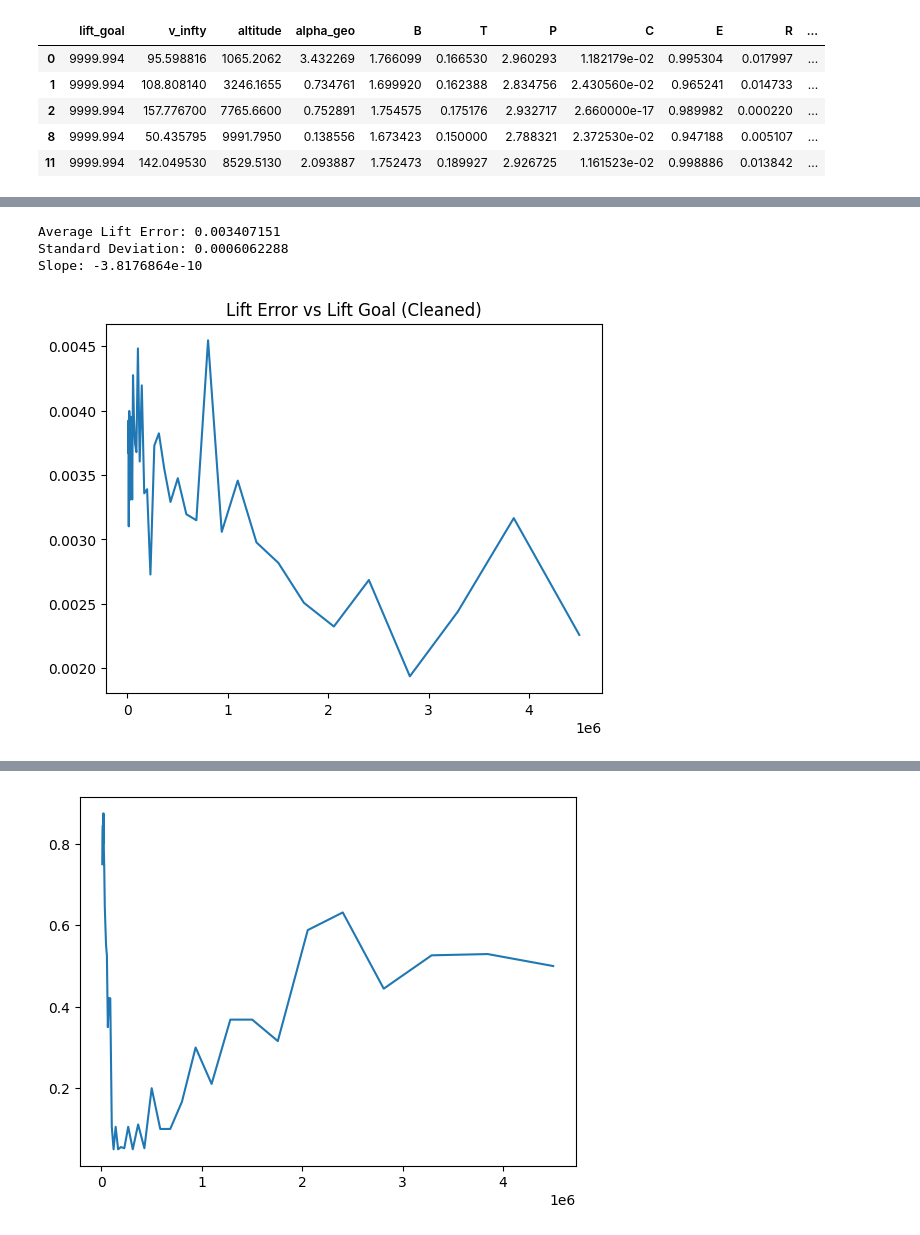
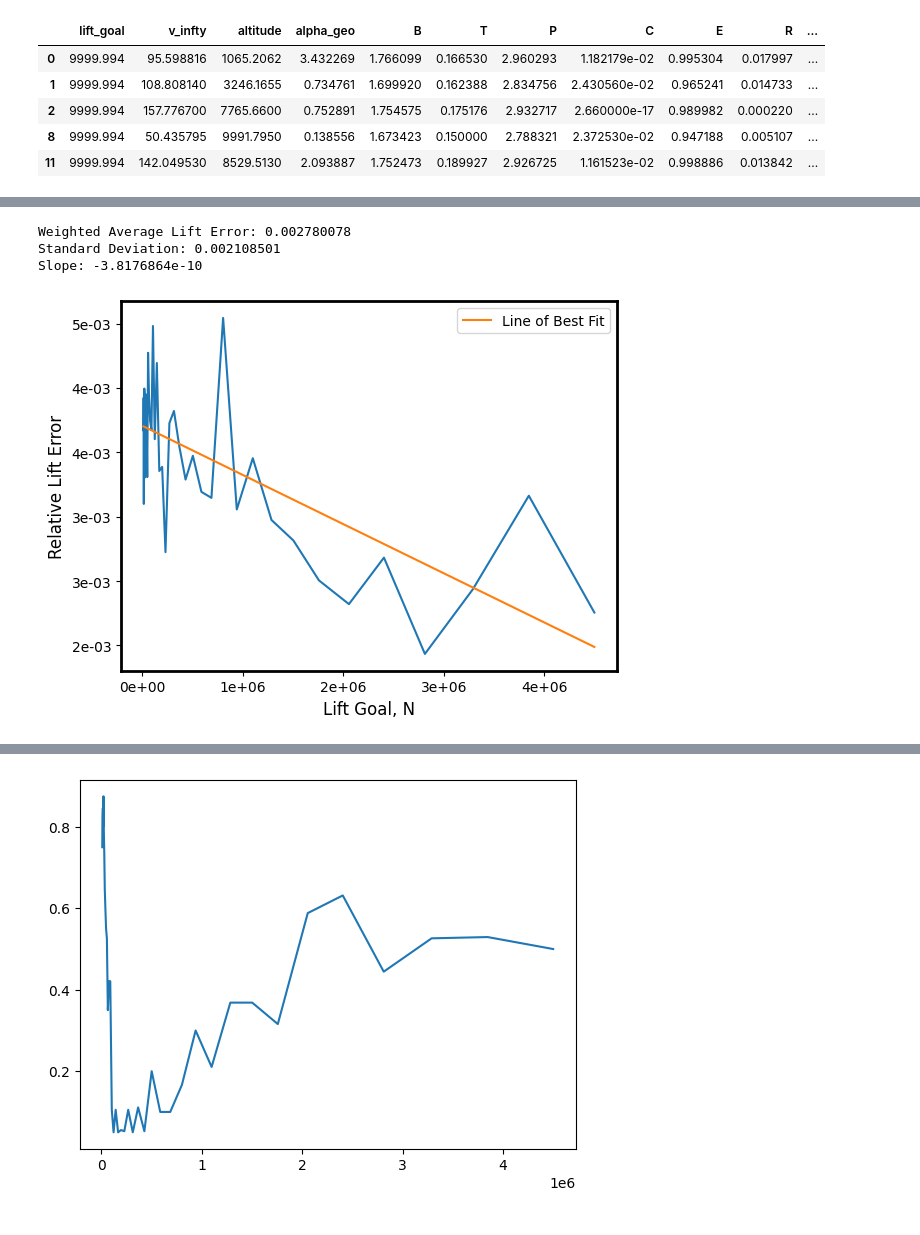
Before and after one commit to avidcoder123/soar, a Jupyter notebook: validation/optim_evaluation.ipynb, the cells around one changed output, grey strips where cells are left out. Cells and saved outputs as stored; diff of their text form; code cells hidden in the pictures.

```diff
--- a/validation/optim_evaluation.ipynb
+++ b/validation/optim_evaluation.ipynb
@@ -42,6 +58,25 @@ def batch_by_lift(df, column):
         total.append(jnp.array(filtered[column]).mean())
 
     return jnp.array(total)
+# %%
+from matplotlib.ticker import FuncFormatter
+
+
+def sci_format(x,lim):
+    return '{:.0e}'.format(x)
+
+major_formatter = FuncFormatter(sci_format)
+# %%
+SMALL_SIZE = 8
+MEDIUM_SIZE = 10
+BIGGER_SIZE = 12
+
+plt.rc('font', size=MEDIUM_SIZE)          # controls default text sizes
+plt.rc('axes', labelsize=BIGGER_SIZE)    # fontsize of the x and y labels
+plt.rc('xtick', labelsize=MEDIUM_SIZE)    # fontsize of the tick labels
+plt.rc('ytick', labelsize=MEDIUM_SIZE)    # fontsize of the tick labels
+plt.rc('legend', fontsize=MEDIUM_SIZE)    # legend fontsize
+plt.rc('figure', titlesize=BIGGER_SIZE)  # fontsize of the figure title
 # %%
 #Batch the lift errors
 lift_errors = batch_by_lift(df, "lift_error")
@@ -59,17 +120,45 @@ Standard Deviation: 0.09369369
 # %%
 #Batch the lift errors
 lift_errors = batch_by_lift(cleaned_df, "lift_error")
 
-print("Average Lift Error:", lift_errors.mean())
-print("Standard Deviation:", lift_errors.std())
-print("Slope:", jnp.polyfit(lift_goals, lift_errors, 1)[0])
+all_lift_goals = jnp.array(cleaned_df["lift_goal"])
+all_lift_error = jnp.array(cleaned_df["lift_error"])
 
-#Plot errors against the lift goals
-plt.title("Lift Error vs Lift Goal (Cleaned)")
-plt.plot(lift_goals, lift_errors);
+average, stddev = weighted_avg_and_std(all_lift_error, all_lift_goals)
+
+print("Weighted Average Lift Error:", average)
+print("Standard Deviation:", stddev)
+
+if True:
+
+    fig, ax = plt.subplots()
+
+    plt.setp(ax.spines.values(), linewidth=2)
+
+    ax.get_xaxis().set_major_formatter(major_formatter)
+    ax.get_yaxis().set_major_formatter(major_formatter)
+
+    #Line of best fit
+    best_fit = jnp.polyfit(lift_goals, lift_errors, 1)
+    print("Slope:", best_fit[0])
+
+    #Plot errors against the lift goals
+    ax.plot(lift_goals, lift_errors)
+
+    #Plot line of best fit
+    ax.plot(lift_goals, best_fit[0] * (lift_goals - lift_goals[0]) + best_fit[1], label="Line of Best Fit")
+    ax.set(xlabel="Lift Goal, N", ylabel="Relative Lift Error")
+    ax.legend()
+
+    fig.savefig(
+        "./graphs/cleaned_lift_error.pdf",
+        bbox_inches='tight',
+    )
+
+    fig.show()
 # %% [output]
-Average Lift Error: 0.003407151
-Standard Deviation: 0.0006062288
+Weighted Average Lift Error: 0.002780078
+Standard Deviation: 0.002108501
 Slope: -3.8176864e-10
-[figure, old version]
+[figure, new version]
 # %%
```
Also changed, not shown: parts of 10 cells of this notebook, 2 other files.
